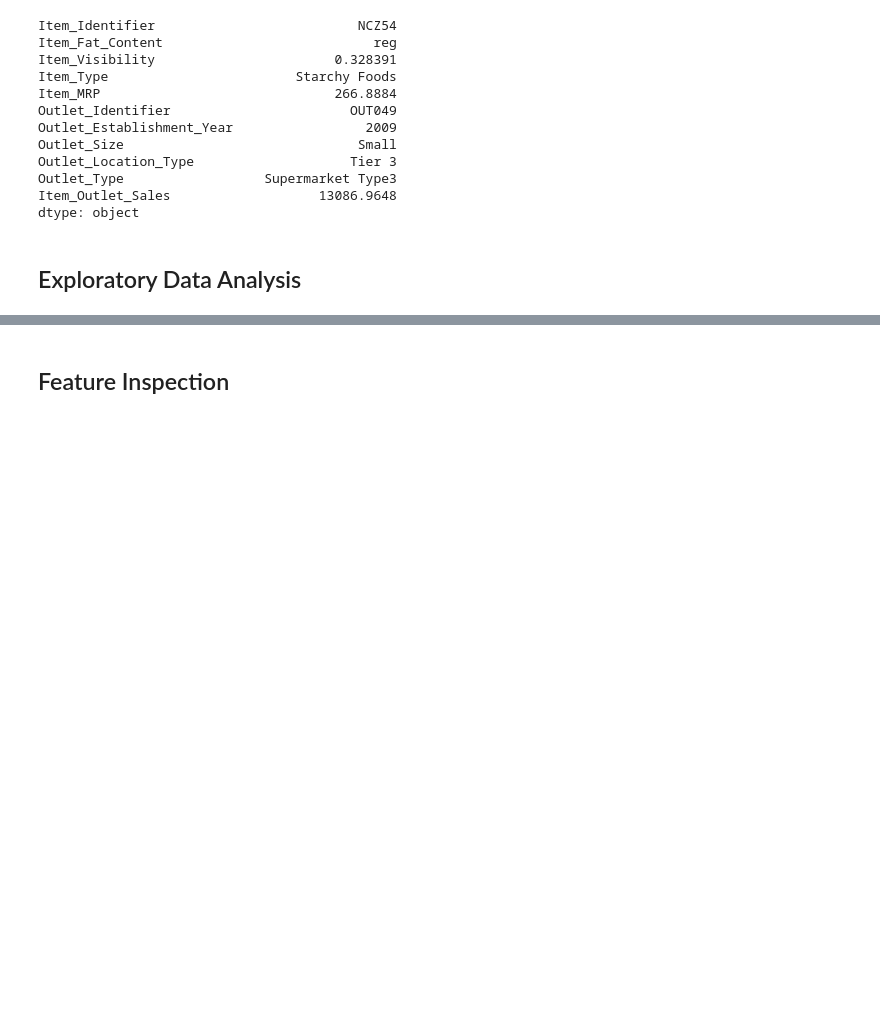
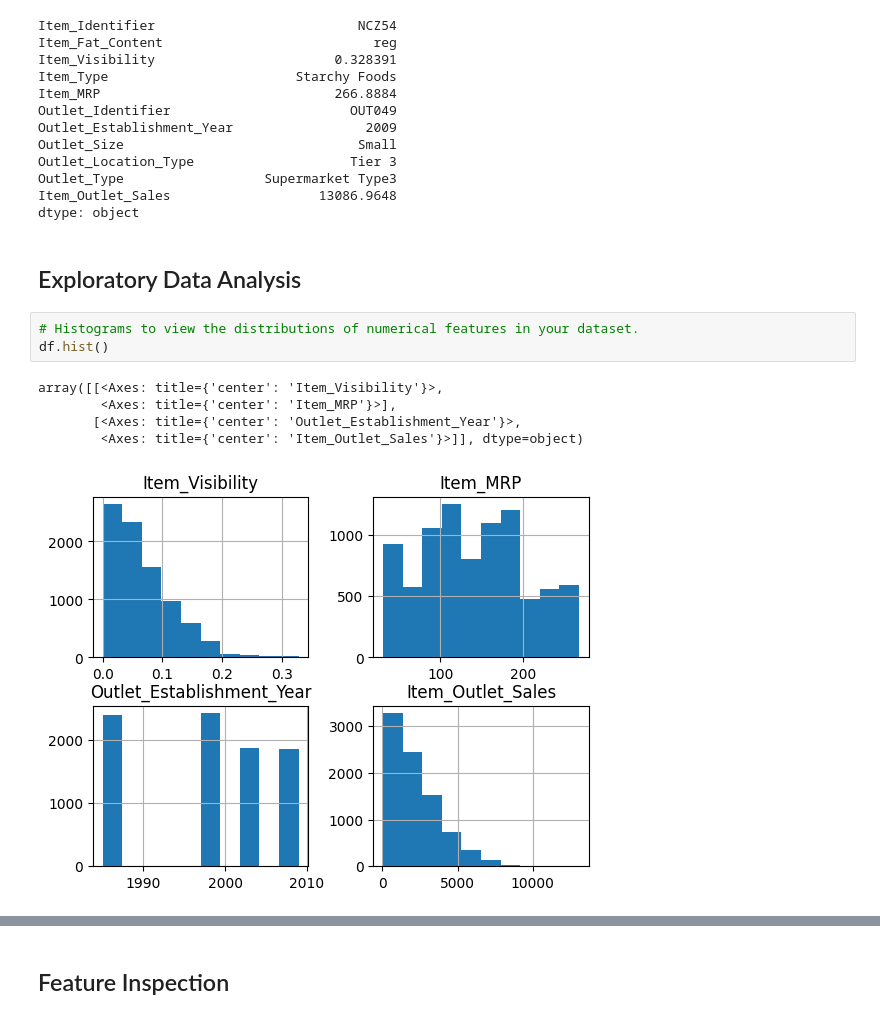
Before and after one commit to brittanymlassiter/Prediction-of-Product-Sales, a Jupyter notebook: Prediction_of_Product_Sales.ipynb, the cells around one changed output, grey strips where cells are left out. Drawn from its saved outputs; the diff is of its cells as text; blank space fills up the shorter version.

```diff
--- a/Prediction_of_Product_Sales.ipynb
+++ b/Prediction_of_Product_Sales.ipynb
@@ -266,3 +266,12 @@ Item_Outlet_Sales                   13086.9648
 dtype: object
 # %% [markdown]
 ## Exploratory Data Analysis
+# %%
+# Histograms to view the distributions of numerical features in your dataset.
+df.hist()
+# %% [output]
+array([[<Axes: title={'center': 'Item_Visibility'}>,
+        <Axes: title={'center': 'Item_MRP'}>],
+       [<Axes: title={'center': 'Outlet_Establishment_Year'}>,
+        <Axes: title={'center': 'Item_Outlet_Sales'}>]], dtype=object)
+[figure, added]
```
Also changed, not shown: parts of 4 cells of this notebook.
